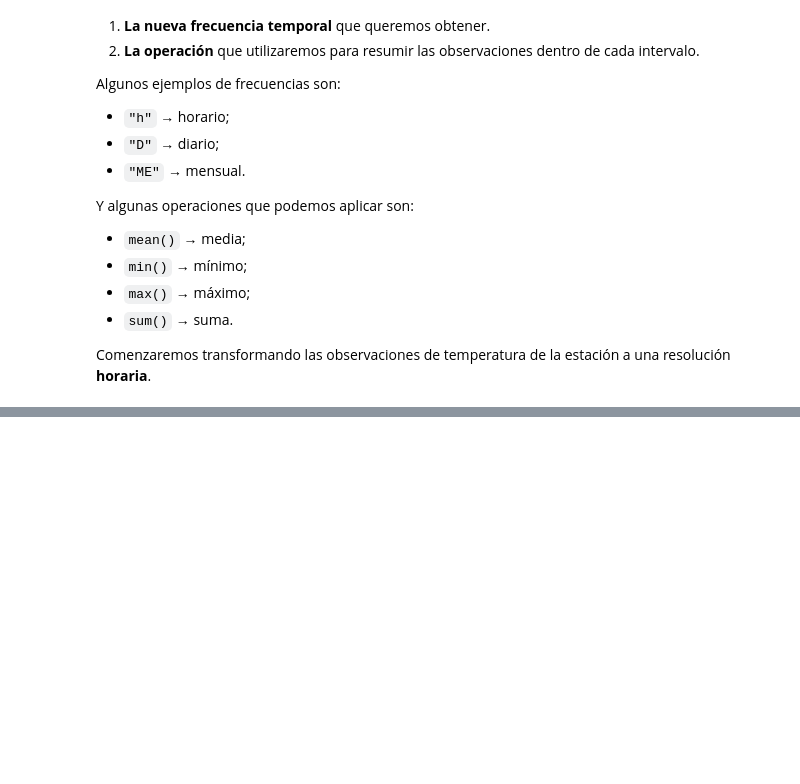
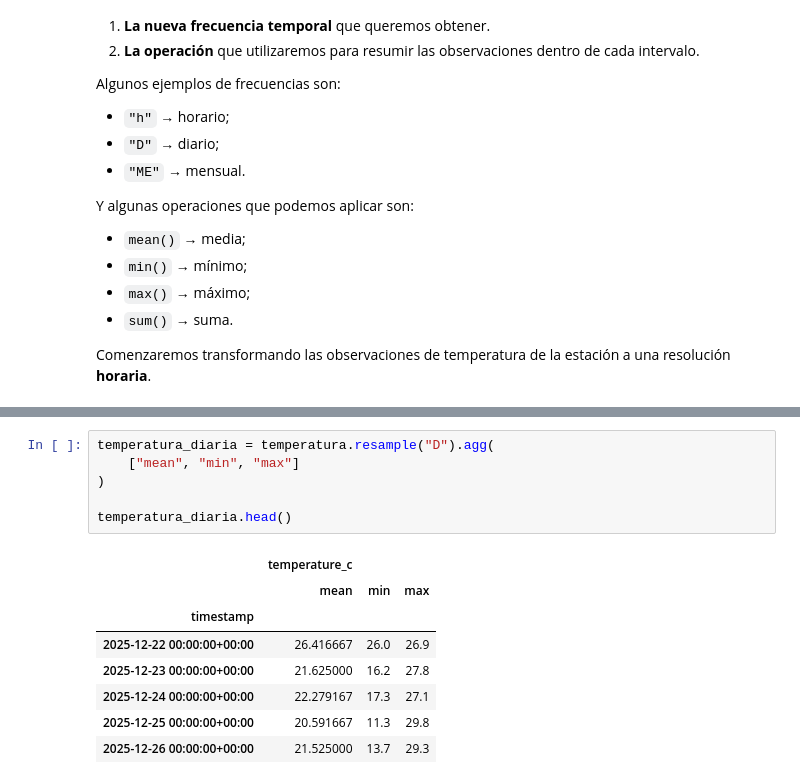
Before and after one commit to paulmunozpauta/Curso_Introduccion_Ciencia_Datos, a Jupyter notebook: Notebooks/M02_04_Agregacion_exportacion_datos.ipynb, the cells around one changed output, grey strips where cells are left out. Saved outputs shown, nothing was run; the diff lists cells and outputs as text; blank space fills up the shorter version.

```diff
--- a/Notebooks/M02_04_Agregacion_exportacion_datos.ipynb
+++ b/Notebooks/M02_04_Agregacion_exportacion_datos.ipynb
@@ -581,0 +683,15 @@ Comenzaremos transformando las observaciones de temperatura de la estación a un
+# %%
+temperatura_diaria = temperatura.resample("D").agg(
+    ["mean", "min", "max"]
+)
+
+temperatura_diaria.head()
+# %% [output]
+|  | temperature_c |  |  |
+|  | mean | min | max |
+| timestamp |  |  |  |
+| 2025-12-22 00:00:00+00:00 | 26.416667 | 26.0 | 26.9 |
+| 2025-12-23 00:00:00+00:00 | 21.625000 | 16.2 | 27.8 |
+| 2025-12-24 00:00:00+00:00 | 22.279167 | 17.3 | 27.1 |
+| 2025-12-25 00:00:00+00:00 | 20.591667 | 11.3 | 29.8 |
+| 2025-12-26 00:00:00+00:00 | 21.525000 | 13.7 | 29.3 |
```
Also changed, not shown: parts of 12 cells of this notebook.
